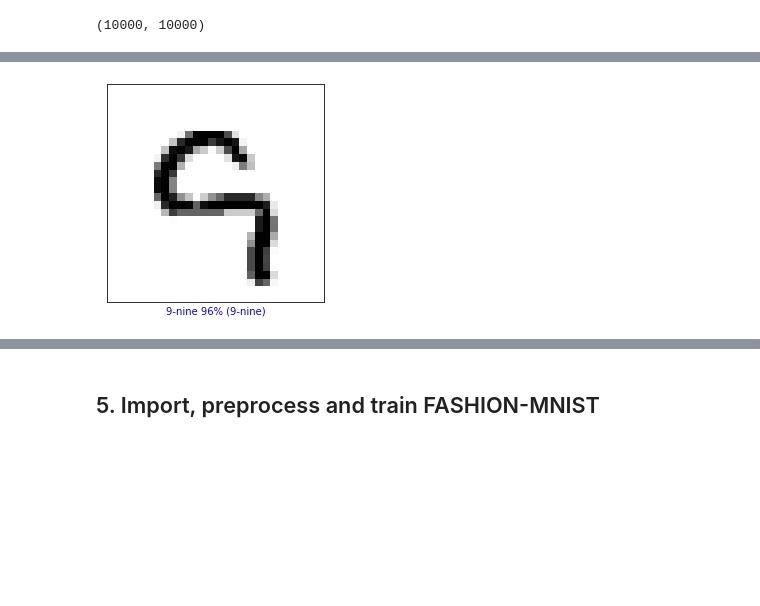
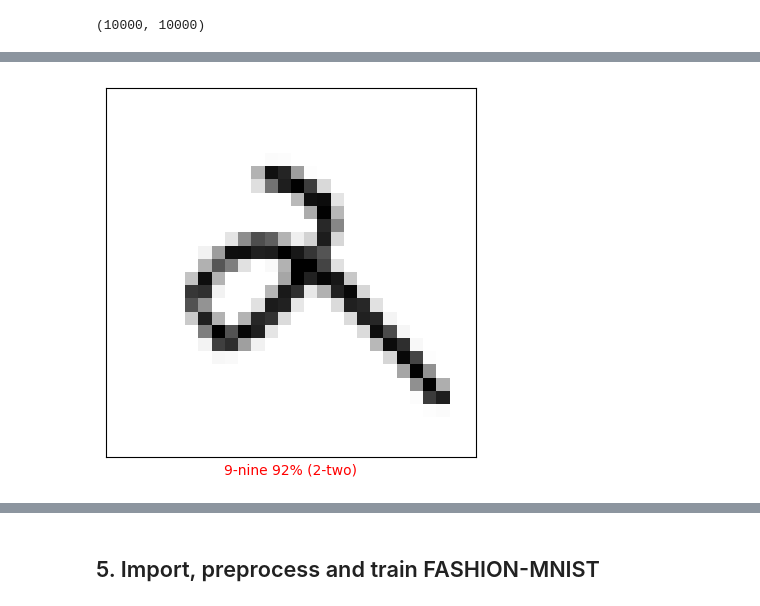
Before and after one commit to ValRCS/RBS_LIFT_AI_ML_Models, a Jupyter notebook: notebooks/keras_image_recognition_classifier_using_neural_networks.ipynb, the cells around one changed output, grey strips where cells are left out. Drawn from its saved outputs; the diff is of its cells as text; code cells hidden in the pictures; blank space fills up the shorter version.

```diff
--- a/notebooks/keras_image_recognition_classifier_using_neural_networks.ipynb
+++ b/notebooks/keras_image_recognition_classifier_using_neural_networks.ipynb
@@ -650,5 +772,5 @@ errors[:5]
 # %%
-plot_image(104, predictions, test_labels, test_images_orig)
+plot_image(149, predictions, test_labels, test_images_orig)
 # %% [output]
-[figure, old version]
+[figure, new version]
 # %%
```
Also changed, not shown: parts of 68 cells of this notebook.
